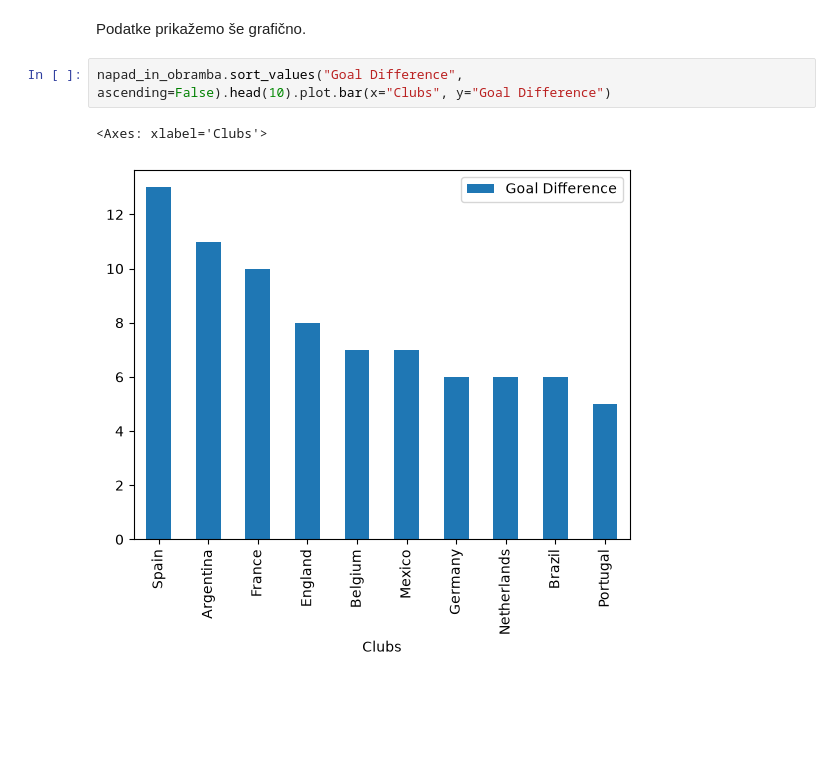
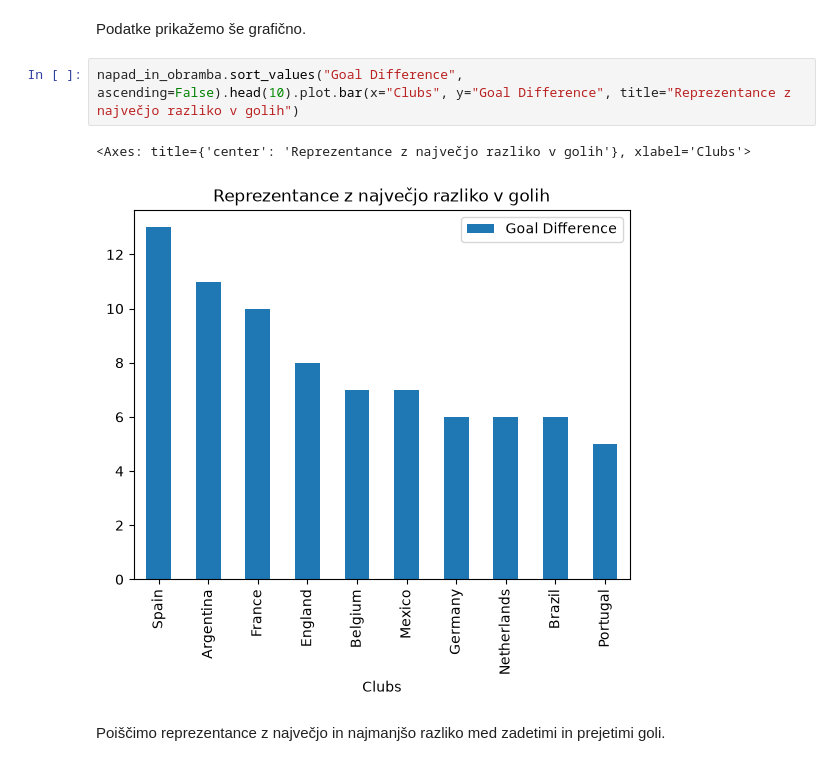
Before and after one commit to zalakmetic/UVP_projektna_naloga, a Jupyter notebook: analiza.ipynb, the cells around one changed output. Drawn from its saved outputs; the diff is of its cells as text; blank space fills up the shorter version.

```diff
--- a/analiza.ipynb
+++ b/analiza.ipynb
@@ -384,7 +386,9 @@ napad_in_obramba.sort_values("Goal Difference", ascending=False).head(10)
 # %% [markdown]
 Podatke prikažemo še grafično.
 # %%
-napad_in_obramba.sort_values("Goal Difference", ascending=False).head(10).plot.bar(x="Clubs", y="Goal Difference")
+napad_in_obramba.sort_values("Goal Difference", ascending=False).head(10).plot.bar(x="Clubs", y="Goal Difference", title="Reprezentance z največjo razliko v golih")
 # %% [output]
-<Axes: xlabel='Clubs'>
+<Axes: title={'center': 'Reprezentance z največjo razliko v golih'}, xlabel='Clubs'>
-[figure, old version]
+[figure, new version]
+# %% [markdown]
+Poiščimo reprezentance z največjo in najmanjšo razliko med zadetimi in prejetimi goli.
```
Also changed, not shown: parts of 19 cells of this notebook.
